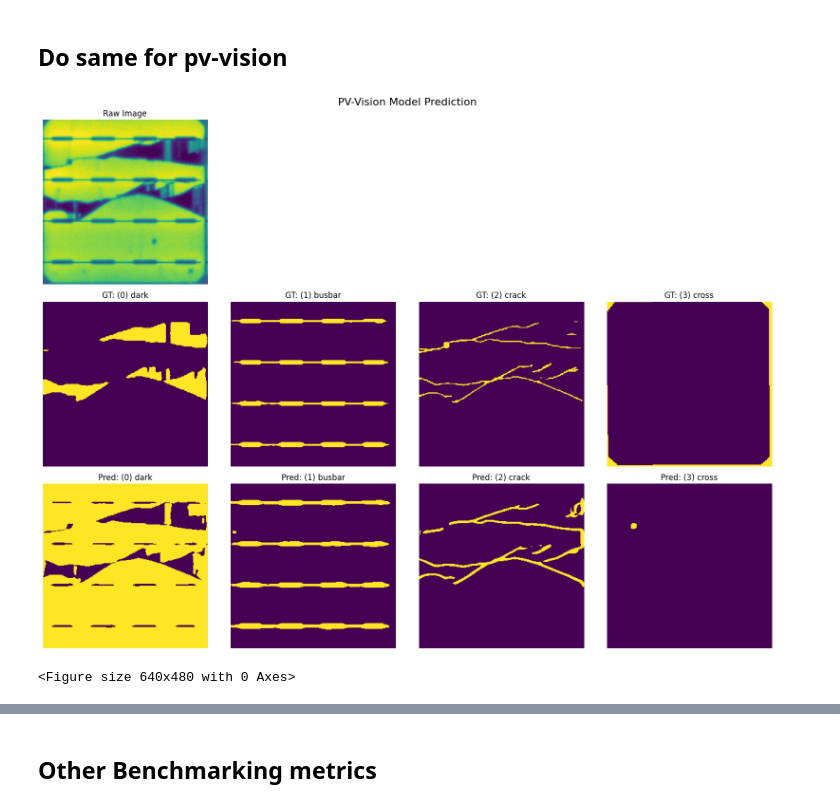
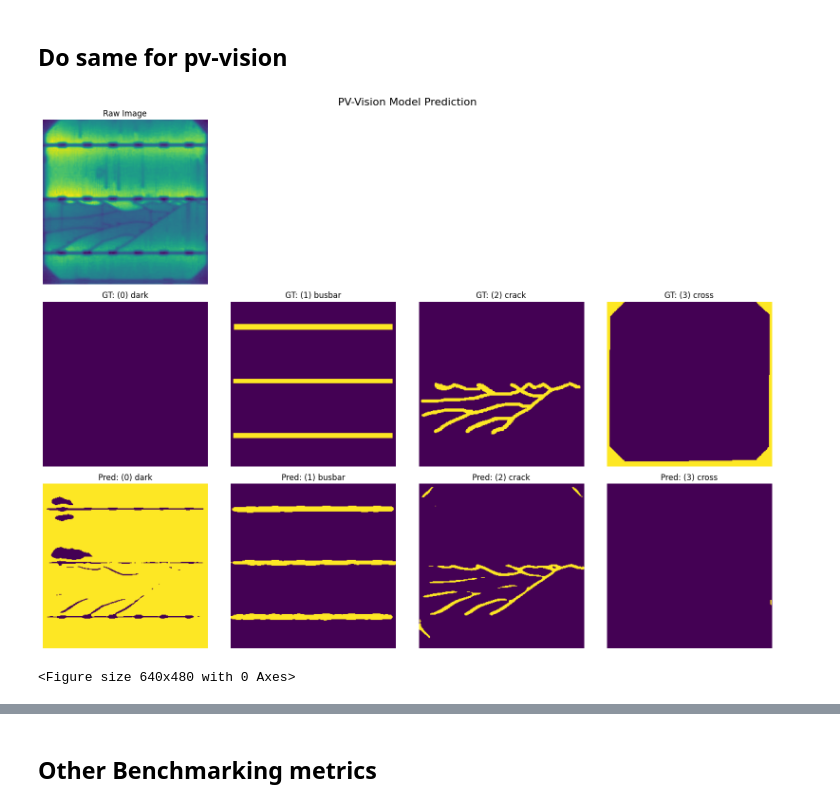
Before and after one commit to sandialabs/pvcracks, a Jupyter notebook: docs/Examples/example_download_run_multisolsegment_benchmarking.ipynb, the cells around one changed output, grey strips where cells are left out. Drawn from its saved outputs; the diff is of its cells as text; code cells hidden in the pictures.

```diff
--- a/docs/Examples/example_download_run_multisolsegment_benchmarking.ipynb
+++ b/docs/Examples/example_download_run_multisolsegment_benchmarking.ipynb
@@ -684,11 +688,13 @@ idx = 7
 threshold = 0.5  # default
 # %%
+idx = 6
+
 viz_functions.channeled_inference_and_show(
     val_loader, device=device, model=model_pvvision, category_mapping= category_mapping, idx=idx, threshold=0.5, custom_title="PV-Vision Model Prediction"
 )
 plt.savefig("pvvision_model_prediction.png", dpi=300)
 # %% [output]
-[figure, old version]
+[figure, new version]
 <Figure size 640x480 with 0 Axes>
 # %%
 #All images
```
Also changed, not shown: parts of 16 cells of this notebook, 3 other files.
